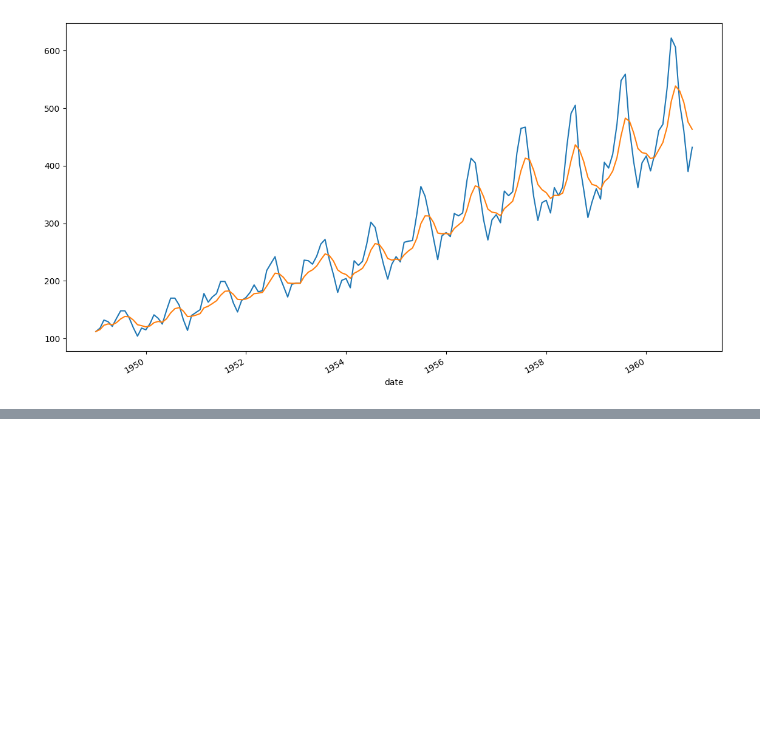
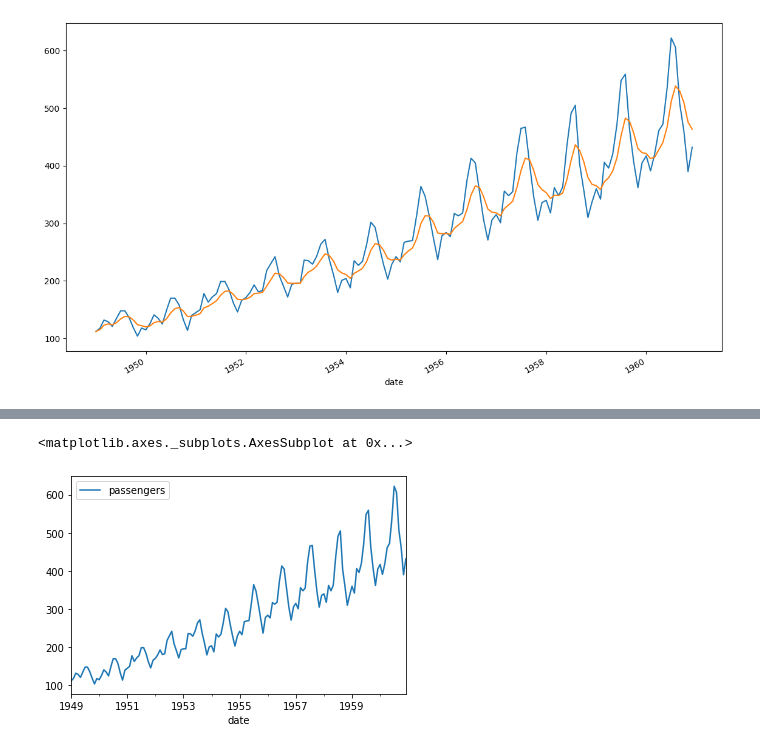
Before and after one commit to chitinglow/Classification-Machine-learning, a Jupyter notebook: TimeSeriesTut3.ipynb, the cells around one changed output, grey strips where cells are left out. Cells and saved outputs as stored; diff of their text form; code cells hidden in the pictures; blank space fills up the shorter version.

```diff
--- a/TimeSeriesTut3.ipynb
+++ b/TimeSeriesTut3.ipynb
@@ -233,0 +335,12 @@ flight_df
+# %%
+from statsmodels.tsa.holtwinters import SimpleExpSmoothing
+
+# The flight dataset has both a clear trend and seasonality so
+# we will use it (See last video for what this is doing in detail)
+flight_df = sns.load_dataset('flights')
+flight_df['day']='01'
+flight_df['month'] = pd.to_datetime(flight_df.month, format='%b').dt.month
+flight_df['date'] = pd.to_datetime(flight_df[['year', 'month', 'day']])
+flight_df.drop(['year', 'month', 'day'], axis=1, inplace=True)
+flight_df.set_index('date', inplace=True)
+flight_df = flight_df.dropna() # Clear NaNs
@@ -233,0 +356,11 @@ flight_df
+# %%
+# We must set a frequency to our datetimeindex object
+flight_df.index
+# Frequencies : B (Business Day), C (Calendar Day), W (Weekly),
+# M (Month End), MS (Month Start), Q (Quarter End), QS
+# (Quarter Start), Y (Year End), YS (Year Start), T (Minute)
+# S (Second)
+flight_df.plot()
+# %% [output]
+<matplotlib.axes._subplots.AxesSubplot at 0x...>
+[figure, added]
```
Also changed, not shown: parts of 14 cells of this notebook.
